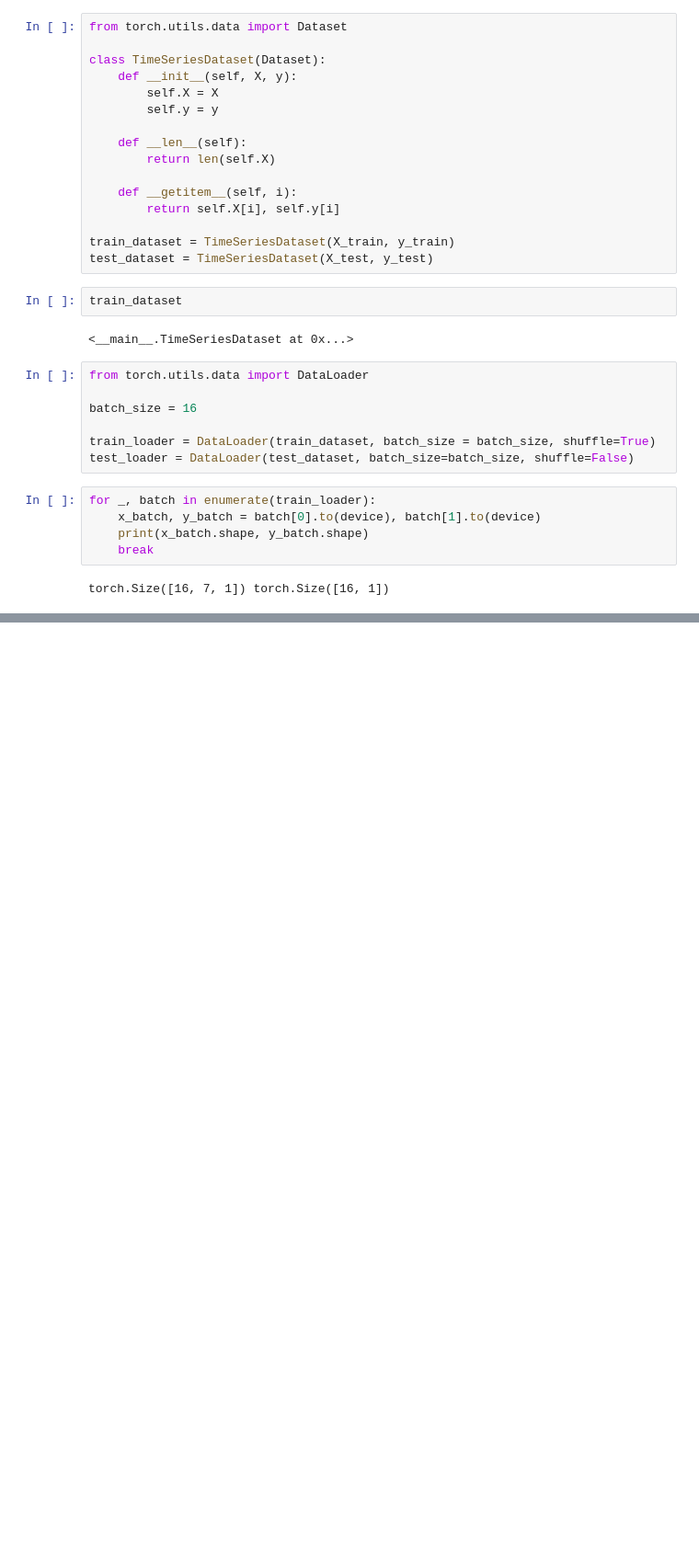
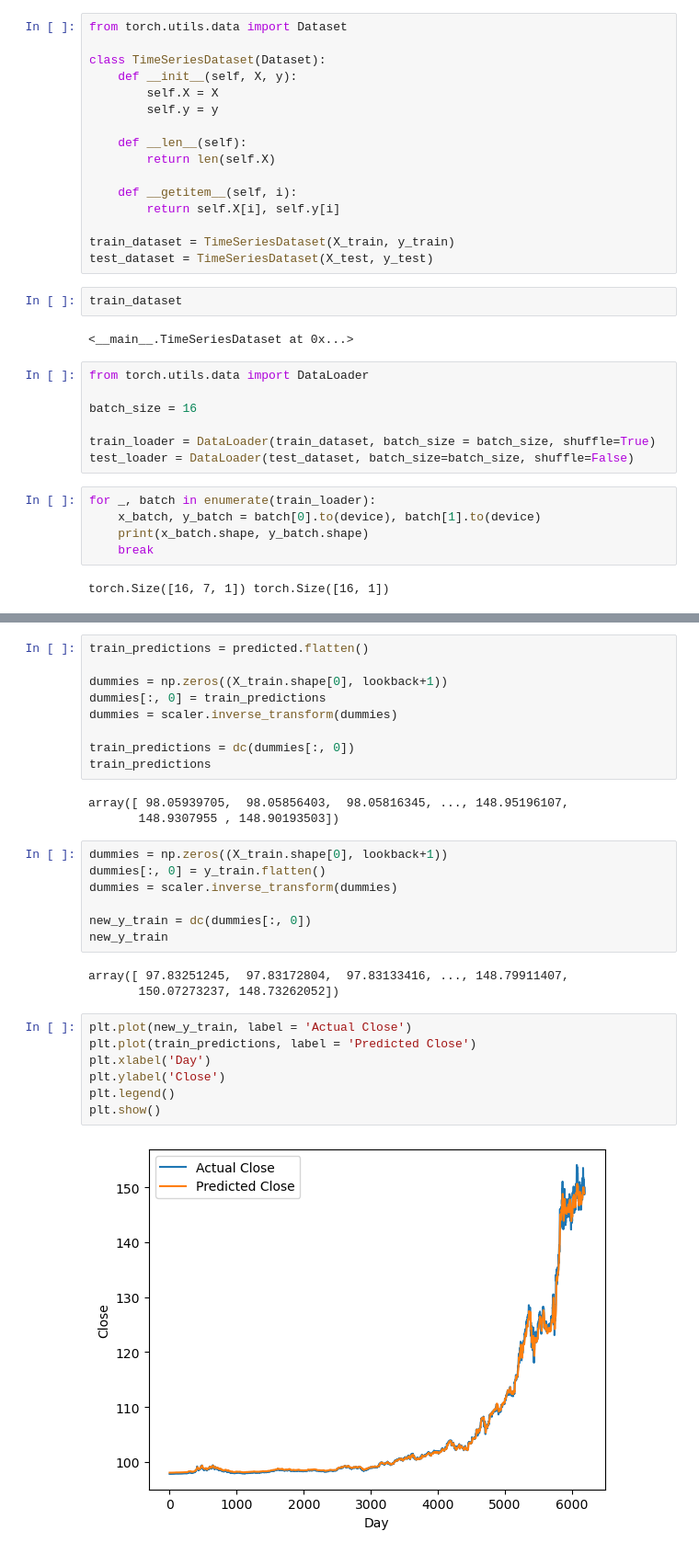
Before and after one commit to argishh/stockGenie, a Jupyter notebook: Stock_Forecasting_lstm.ipynb, the cells around one changed output, grey strips where cells are left out. Shown at 92% size. Saved outputs shown, nothing was run; the diff lists cells and outputs as text; blank space fills up the shorter version.

```diff
--- a/Stock_Forecasting_lstm.ipynb
+++ b/Stock_Forecasting_lstm.ipynb
@@ -376,0 +458,31 @@ LSTM(
+# %%
+train_predictions = predicted.flatten()
+
+dummies = np.zeros((X_train.shape[0], lookback+1))
+dummies[:, 0] = train_predictions
+dummies = scaler.inverse_transform(dummies)
+
+train_predictions = dc(dummies[:, 0])
+train_predictions
+# %% [output]
+array([ 98.05939705,  98.05856403,  98.05816345, ..., 148.95196107,
+       148.9307955 , 148.90193503])
+# %%
+dummies = np.zeros((X_train.shape[0], lookback+1))
+dummies[:, 0] = y_train.flatten()
+dummies = scaler.inverse_transform(dummies)
+
+new_y_train = dc(dummies[:, 0])
+new_y_train
+# %% [output]
+array([ 97.83251245,  97.83172804,  97.83133416, ..., 148.79911407,
+       150.07273237, 148.73262052])
+# %%
+plt.plot(new_y_train, label = 'Actual Close')
+plt.plot(train_predictions, label = 'Predicted Close')
+plt.xlabel('Day')
+plt.ylabel('Close')
+plt.legend()
+plt.show()
+# %% [output]
+[figure, added]
```
Also changed, not shown: parts of 10 cells of this notebook.
